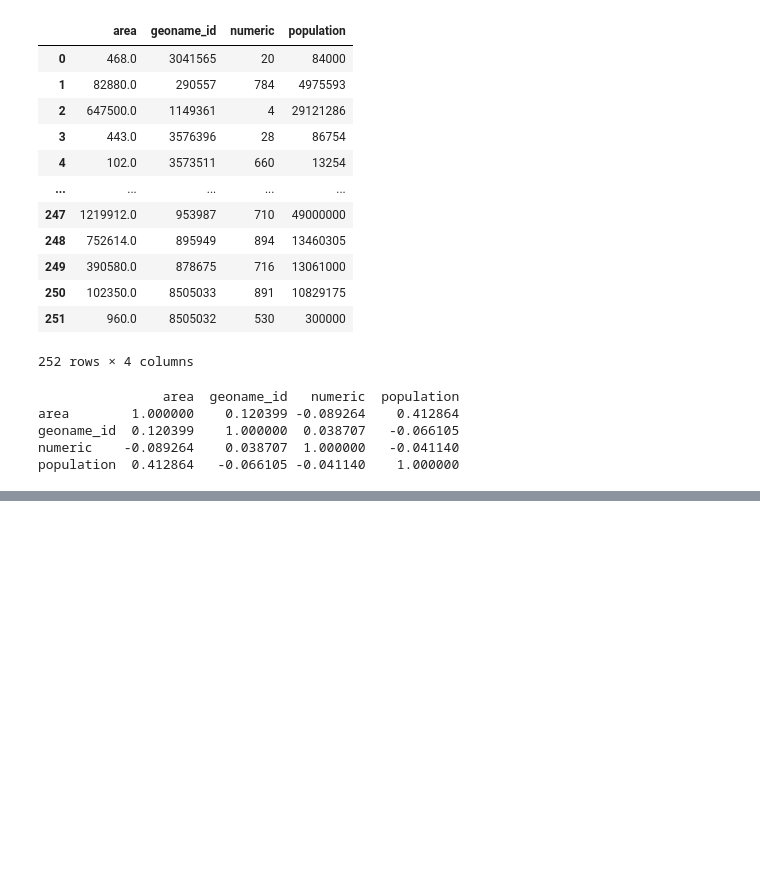
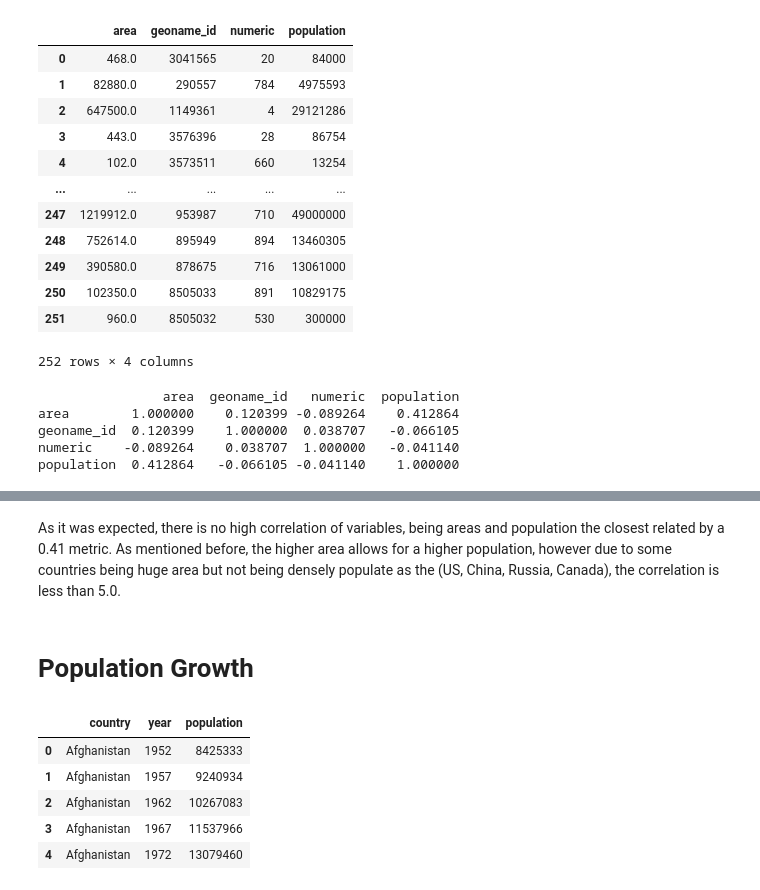
Before and after one commit to Julian-L-Avila/Data-Mining-2024-3, a Jupyter notebook: EDA/eda.sync.ipynb, the cells around one changed output, grey strips where cells are left out. Cells and saved outputs as stored; diff of their text form; code cells hidden in the pictures; blank space fills up the shorter version.

```diff
--- a/EDA/eda.sync.ipynb
+++ b/EDA/eda.sync.ipynb
@@ -115,0 +131,19 @@ population  0.412864   -0.066105 -0.041140    1.000000
+# %% [markdown]
+As it was expected, there is no high correlation of variables, being areas and
+population the closest related by a 0.41 metric. As mentioned before, the
+higher area allows for a higher population, however due to some countries being
+huge area but not being densely populate as the (US, China, Russia, Canada),
+the correlation is less than 5.0.
+# %% [markdown]
+# Population Growth
+# %%
+url_pop = "https://raw.githubusercontent.com/DrueStaples/Population_Growth/master/countries.csv"
+df_pop = pd.read_csv(url_pop, sep=",")
+df_pop.head()
+# %% [output]
+|  | country | year | population |
+| 0 | Afghanistan | 1952 | 8425333 |
+| 1 | Afghanistan | 1957 | 9240934 |
+| 2 | Afghanistan | 1962 | 10267083 |
+| 3 | Afghanistan | 1967 | 11537966 |
+| 4 | Afghanistan | 1972 | 13079460 |
```
Also changed, not shown: parts of 8 cells of this notebook, 1 other file.
